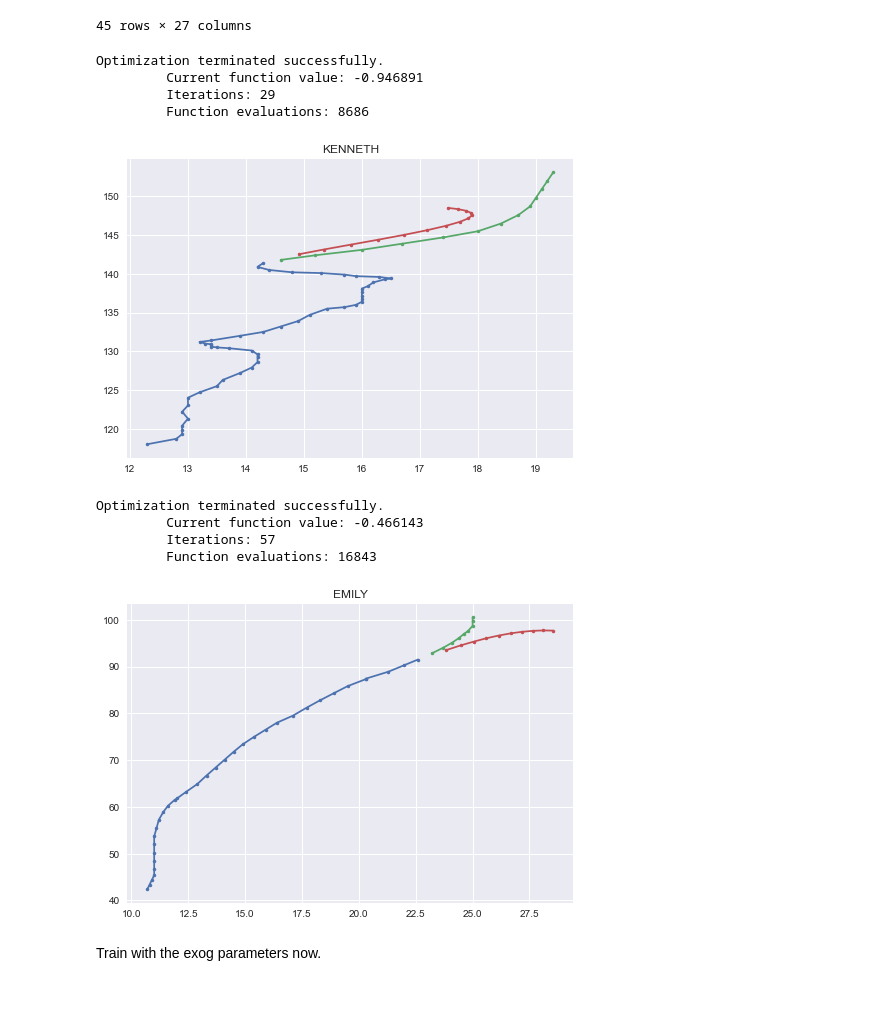
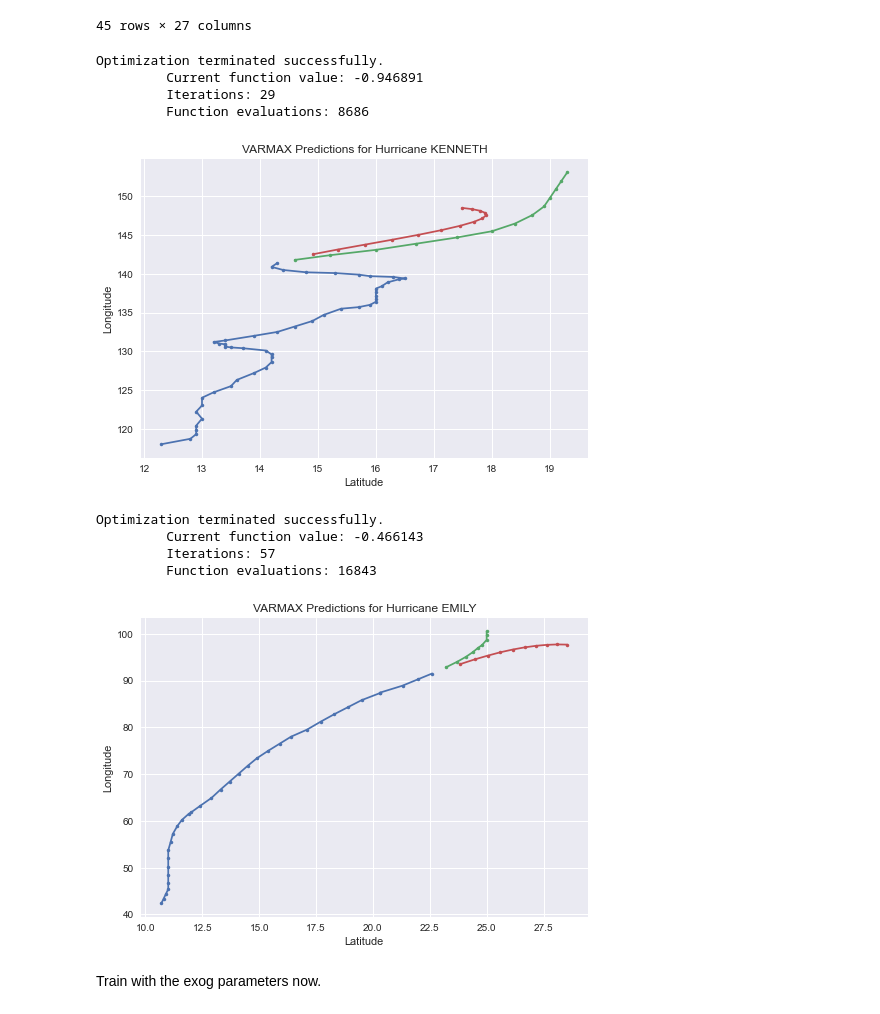
Before and after one commit to samco7/hurricane-prediction, a Jupyter notebook: Code/varmax.ipynb, the cells around one changed output. Cells and saved outputs as stored; diff of their text form; code cells hidden in the pictures.

```diff
--- a/Code/varmax.ipynb
+++ b/Code/varmax.ipynb
@@ -62,40 +62,43 @@ for hurr in hurricanes:
        'Status EX', 'Status HU', 'Status LO', 'Status SD', 'Status SS',
        'Status TD', 'Status TS'])
     N = hurr.shape[0]
     cutoff = N//5*4
     X = hurr.iloc[1:cutoff, 4:6].to_numpy() # Train on 80% of the data
     y = hurr.iloc[1:cutoff, 2:4].to_numpy() # Train on 80% of the data
     y_test = hurr.iloc[cutoff:, 2:4].to_numpy()
     X_test = hurr.iloc[cutoff:, 4:6].to_numpy()
     model = VARMAX(y, order=(p, q)).fit(method='powell', maxiter=1000)
     pred = model.predict(start=cutoff, end=N)
     plt.plot(y[:, 0], y[:, 1], label='Observations', marker='.')
     plt.plot(y_test[:, 0], y_test[:, 1], label='True Trajectory', marker='.')
     plt.plot(pred[:, 0], pred[:, 1], label='Predicted Trajectory', marker='.')
+    plt.xlabel('Latitude')
+    plt.ylabel('Longitude')
     hurr_name = hurr.iloc[0, 1].strip()
-    plt.title(hurr_name)
+    plt.title('VARMAX Predictions for Hurricane ' + hurr_name)
+    plt.savefig(f'./../Visualizations/{hurr_name}_varmax_plot.png')
     plt.show()
 
     # Save the results of the hurricanes we want
     stuff_dict = {}
     stuff_dict['Hurricane Name'] = hurr_name
     stuff_dict['Observed Points'] = y
     stuff_dict['Used Parameters other than Long and Lat'] = False
     stuff_dict['True Trajectory'] = y_test
     stuff_dict['Predicted Trajectory'] = pred
     stuff_dict['Model Parameters (p, q)'] = p, q
     pickle.dump(stuff_dict, open(f'./../Data/VARMAX_{hurr_name}.pickle', 'wb'))
 # %% [output]
 Optimization terminated successfully.
          Current function value: -0.946891
          Iterations: 29
          Function evaluations: 8686
-[figure, old version]
+[figure, new version]
 Optimization terminated successfully.
          Current function value: -0.466143
          Iterations: 57
          Function evaluations: 16843
-[figure, old version]
+[figure, new version]
 # %% [markdown]
 Train with the exog parameters now.
 # %%
```
Also changed, not shown: 2 other files.
